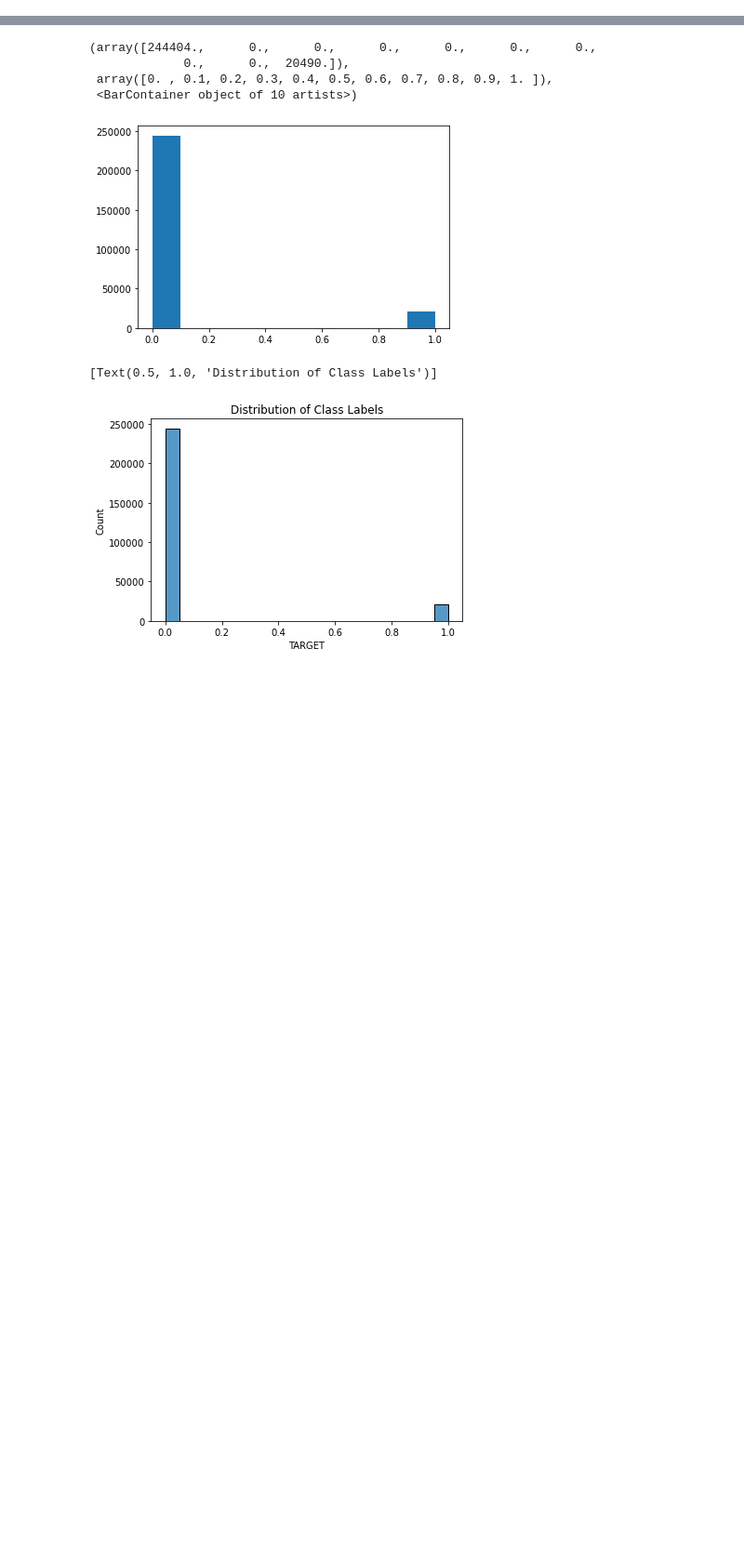
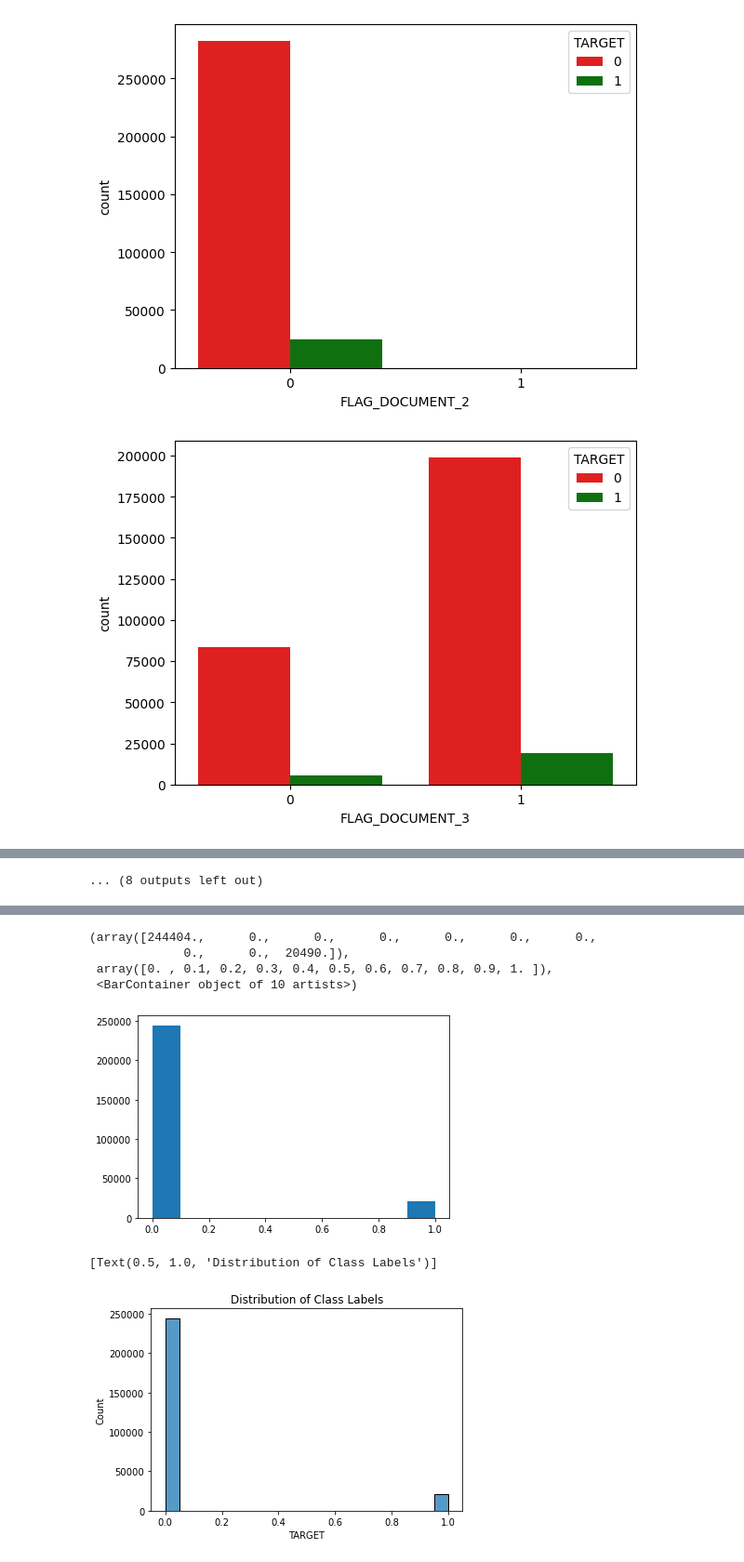
Before and after one commit to benbananas/ORIE5741_final, a Jupyter notebook: eda.ipynb, the cells around one changed output, grey strips where cells are left out. Shown at 93% size. Saved outputs shown, nothing was run; the diff lists cells and outputs as text; code cells hidden in the pictures; blank space fills up the shorter version.

```diff
--- a/eda.ipynb
+++ b/eda.ipynb
@@ -25,0 +49,12 @@ import torch
+# %%
+# Check if flag document columns will be useful
+
+flag_doc_cols = [f'FLAG_DOCUMENT_{i}' for i in range(2, 22)]
+flag_doc_df = df[flag_doc_cols + ['TARGET']]
+
+for col in flag_doc_cols:
+    plt.figure()
+    sns.countplot(data=flag_doc_df, x=col, hue='TARGET', palette=['r', 'g'])
+# %% [output]
+[figure, added]
+[figure, added]
@@ -25,0 +71 @@ import torch
+... (8 outputs left out)
```
Also changed, not shown: parts of 7 cells of this notebook.
